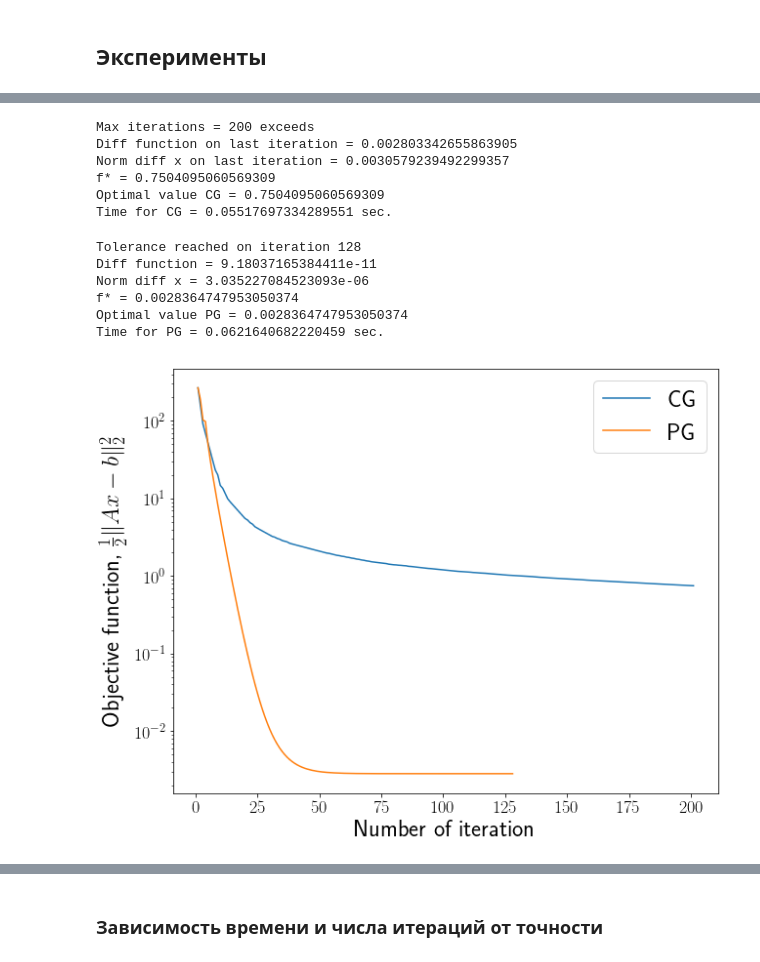
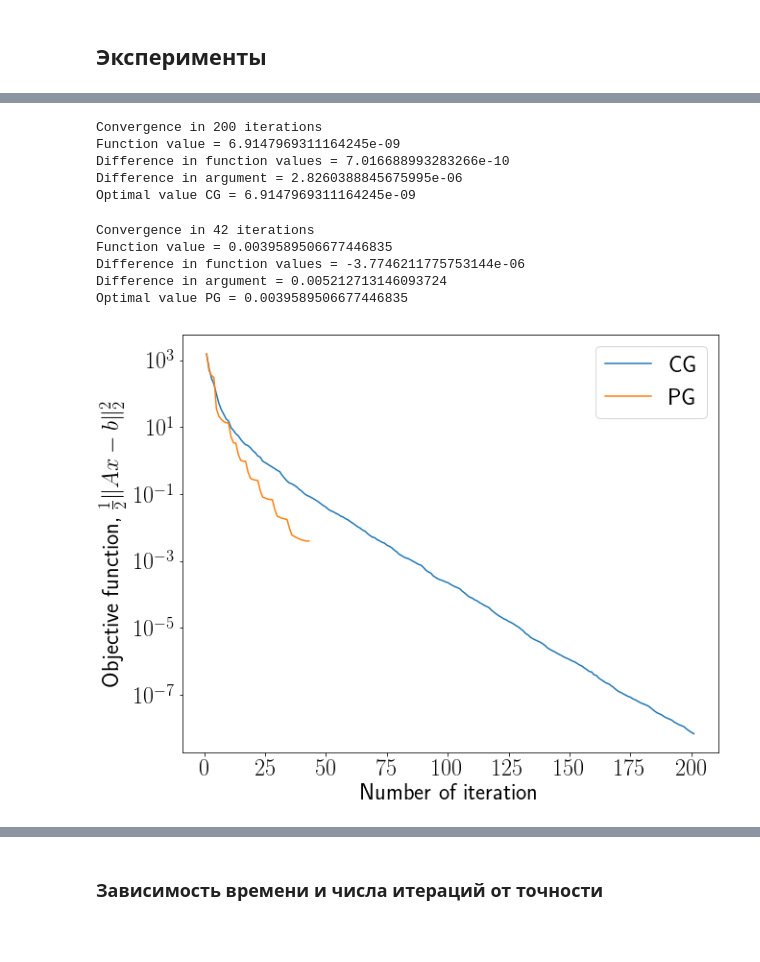
Before and after one commit to amkatrutsa/optimization_course, a Jupyter notebook: 19-SimpleStructureSet/Seminar19.ipynb, the cells around one changed output, grey strips where cells are left out. Cells and saved outputs as stored; diff of their text form; code cells hidden in the pictures; blank space fills up the shorter version.

```diff
--- a/19-SimpleStructureSet/Seminar19.ipynb
+++ b/19-SimpleStructureSet/Seminar19.ipynb
@@ -284,13 +284,17 @@ $$
 \end{split}
 \end{equation*}
 # %%
-def f(x, p):
-    return 0.5 * np.linalg.norm(p["A"].dot(x) - p["b"])**2
+def func(x, A, b):
+    return 0.5 * np.linalg.norm(A.dot(x) - b)**2
 
-def grad_f(x, p):
-    grad = -p["A"].T.dot(p["b"])
-    grad = grad + p["A"].T.dot(p["A"].dot(x))
+f = lambda x: func(x, A, b)
+
+def grad_f(x, A, b):
+    grad = -A.T.dot(b)
+    grad = grad + A.T.dot(A.dot(x))
     return grad
+
+grad = lambda x: grad_f(x, A, b)
 # %%
 def linsolver(gradient):
     x = np.zeros(gradient.shape[0])
@@ -318,57 +324,43 @@ def myplot(x, y, xlab, ylab, xscale="linear", yscale="log"):
     plt.yscale(yscale)
     for key in y:
         plt.plot(x[key], y[key], label=key)
-    plt.xticks(fontsize=18)
-    plt.yticks(fontsize=18)
+    plt.xticks(fontsize=24)
+    plt.yticks(fontsize=24)
     plt.legend(loc="best", fontsize=24)
     plt.xlabel(xlab, fontsize=24)
     plt.ylabel(ylab, fontsize=24)
-# %%
-x0 = np.random.rand(n)
-cg = ssopt.CondGD(maxiter=200, tol=1e-10)
-hist_cg = []
-def callback_cg(x):
-    hist_cg.append(x)
-res = cg.solve(f, grad_f, linsolver, x0, {"A": A, "b": b, "callback": callback_cg, "disp": 0})
-x_cg = res["x"]
-time_cg = res["time"]
-print("Optimal value CG =", f(x_cg, {"A": A, "b": b}))
-print("Time for CG =", time_cg, "sec.")
-# %% [output]
-Max iterations = 200 exceeds
-Diff function on last iteration = 0.002803342655863905
-Norm diff x on last iteration = 0.0030579239492299357
-f* = 0.7504095060569309
-Optimal value CG = 0.7504095060569309
-Time for CG = 0.05517697334289551 sec.
-# %%
-pg = ssopt.ProjGD(maxiter=200, tol=1e-10)
-hist_pg = []
-def callback_pg(x):
-    hist_pg.append(x)
-res = pg.solve(f, grad_f, projection, x0, {"A": A, "b": b, "callback": callback_pg, "disp": 0})
-x_pg = res["x"]
-time_pg = res["time"]
-print("Optimal value PG =", f(x_pg, {"A": A, "b": b}))
-print("Time for PG =", time_pg, "sec.")
-# %% [output]
-Tolerance reached on iteration 128
-Diff function = 9.18037165384411e-11
-Norm diff x = 3.035227084523093e-06
-f* = 0.0028364747953050374
-Optimal value PG = 0.0028364747953050374
-Time for PG = 0.0621640682220459 sec.
+# %%
+x0 = np.random.rand(n)
+cg = cs.FrankWolfe(f, grad, linsolver, ss.Backtracking(rule_type="Armijo", rho=0.5, beta=0.1, init_alpha=1.))
+x_cg = cg.solve(x0=x0, max_iter=200, tol=1e-10, disp=1)
+print("Optimal value CG =", f(x_cg))
+# %% [output]
+Convergence in 200 iterations
+Function value = 6.9147969311164245e-09
+Difference in function values = 7.016688993283266e-10
+Difference in argument = 2.8260388845675995e-06
+Optimal value CG = 6.9147969311164245e-09
+# %%
+pg = cs.ProjectedGD(f, grad, projection)
+x_pg = pg.solve(x0=x0, max_iter=200, tol=1e-10, disp=1)
+print("Optimal value PG =", f(x_pg))
+# %% [output]
+Convergence in 42 iterations
+Function value = 0.0039589506677446835
+Difference in function values = -3.7746211775753144e-06
+Difference in argument = 0.005212713146093724
+Optimal value PG = 0.0039589506677446835
 # %%
 import matplotlib.pyplot as plt
 %matplotlib inline
 plt.rc("text", usetex=True)
-y_hist_f_cg = [f(x, {"A": A, "b": b}) for x in hist_cg]
-y_hist_f_pg = [f(x, {"A": A, "b": b}) for x in hist_pg]
+y_hist_f_cg = [f(x) for x in cg.get_convergence()]
+y_hist_f_pg = [f(x) for x in pg.get_convergence()]
 myplot({"CG": range(1, len(y_hist_f_cg) + 1), "PG": range(1, len(y_hist_f_pg) + 1)},
        {"CG": y_hist_f_cg, "PG": y_hist_f_pg}, "Number of iteration",
        r"Objective function, $\frac{1}{2}\|Ax - b\|^2_2$")
 # %% [output]
-[figure, old version]
+[figure, new version]
 # %%
 import cvxpy as cvx
 
```
Also changed, not shown: parts of 21 cells of this notebook, 1 other file.
